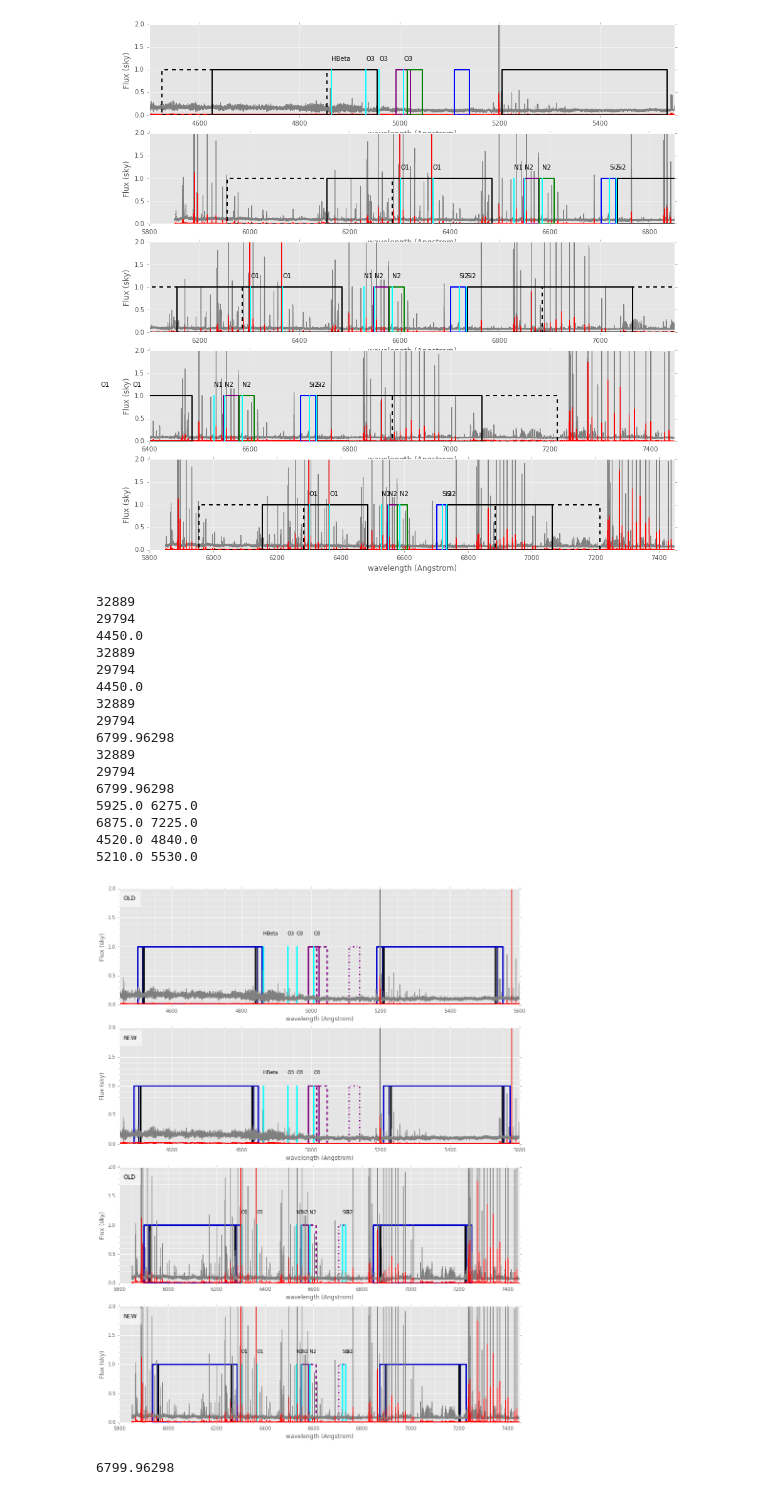
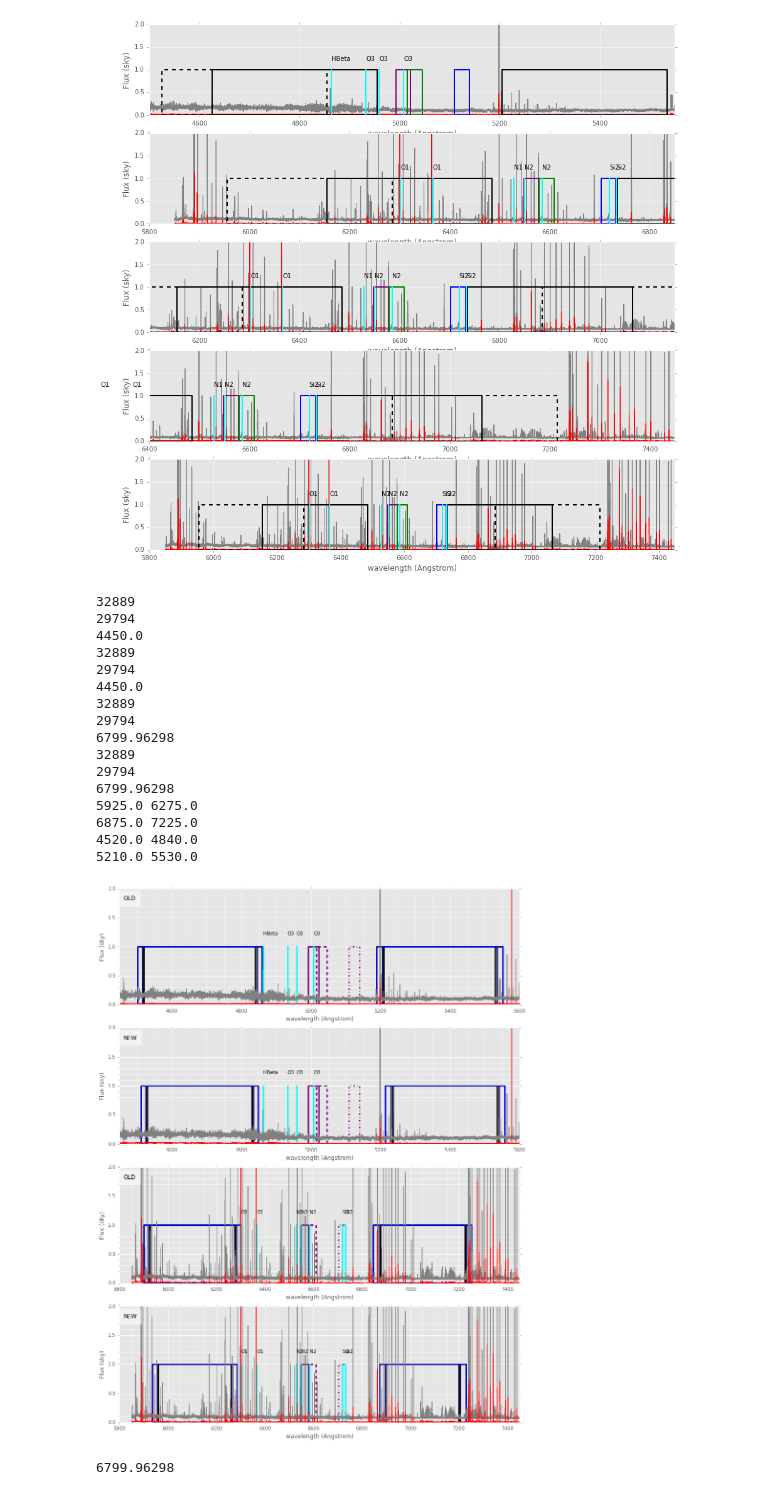
Before and after one commit to lokhorst/HalphaScripts, a Jupyter notebook: SDSS_and_skybackground.ipynb, the cells around one changed output. Saved outputs shown, nothing was run; the diff lists cells and outputs as text; code cells hidden in the pictures.

```diff
--- a/SDSS_and_skybackground.ipynb
+++ b/SDSS_and_skybackground.ipynb
@@ -418,9 +435,9 @@ mb_ha_width = 350. # angstroms
 
 hal_m_wavelen_new = 6110.
 har_m_wavelen_new = 7050.
-o3l_m_wavelen_new = 4670. #2.
-o3r_m_wavelen_new = 5390.    #88.
-mb_o3_width_new = 320. # angstroms
+o3l_m_wavelen_new = 4680. #2.
+o3r_m_wavelen_new = 5385.    #88.
+mb_o3_width_new = 300. # angstroms
 mb_ha_width_new = 300. # angstroms
 
 print hal_m_wavelen-mb_ha_width/2.,hal_m_wavelen+mb_ha_width/2.
@@ -492,34 +509,34 @@ ax1.text(0.01,0.9,'OLD',transform=ax1.transAxes,color='black',fontsize=12,
 ax2.text(0.01,0.9,'NEW',transform=ax2.transAxes,color='black',fontsize=12,
          bbox={'facecolor':'white', 'alpha':0.5, 'pad':10})
 ax5.text(0.01,0.9,'OLD',transform=ax5.transAxes,color='black',fontsize=12,
          bbox={'facecolor':'white', 'alpha':0.5, 'pad':10})
 ax6.text(0.01,0.9,'NEW',transform=ax6.transAxes,color='black',fontsize=12,
          bbox={'facecolor':'white', 'alpha':0.5, 'pad':10})
 
 import matplotlib as mpl
 for ax in [ax1,ax2,ax5,ax6]:
     ax.get_xaxis().set_minor_locator(mpl.ticker.AutoMinorLocator())
     ax.get_yaxis().set_minor_locator(mpl.ticker.AutoMinorLocator())
     ax.grid(b=True, which='major', color='w', linewidth=1.0)
     ax.grid(b=True, which='minor', color='w', linewidth=0.5)
 # %% [output]
 32889
 29794
 4450.0
 32889
 29794
 4450.0
 32889
 29794
 6799.96298
 32889
 29794
 6799.96298
 5925.0 6275.0
 6875.0 7225.0
 4520.0 4840.0
 5210.0 5530.0
-[figure, old version]
+[figure, new version]
 # %%
 plot1()
 # %% [output]
```
Also changed, not shown: parts of 1 cell of this notebook.
